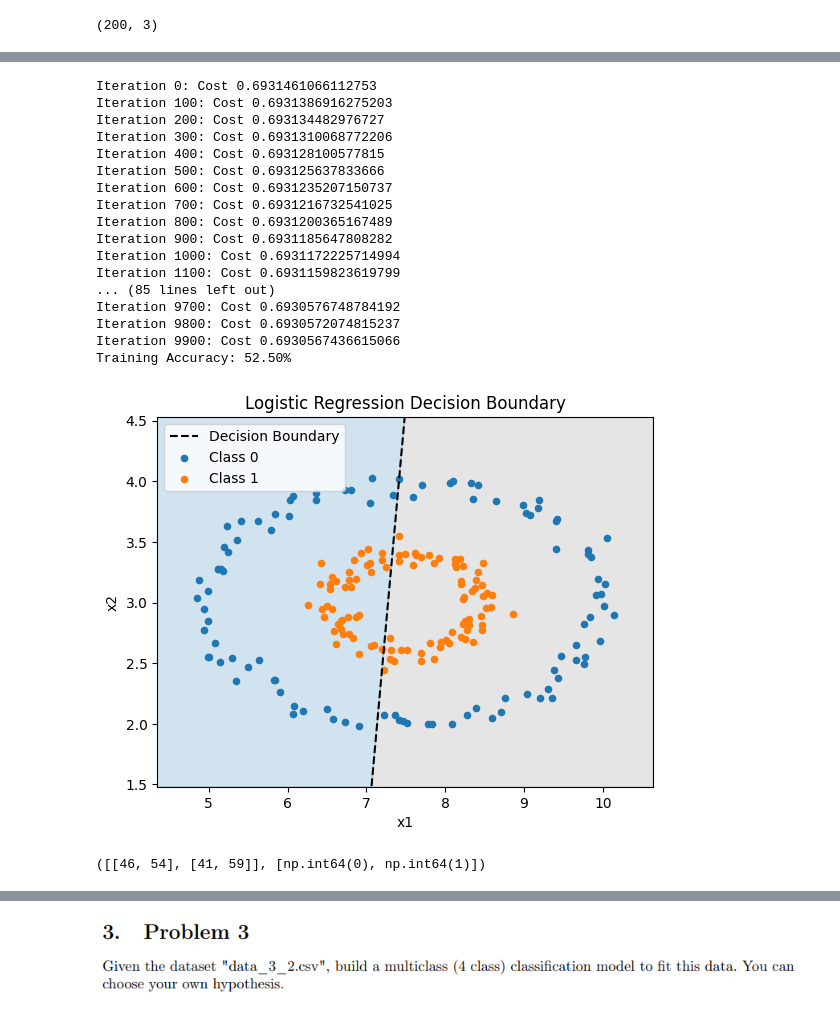
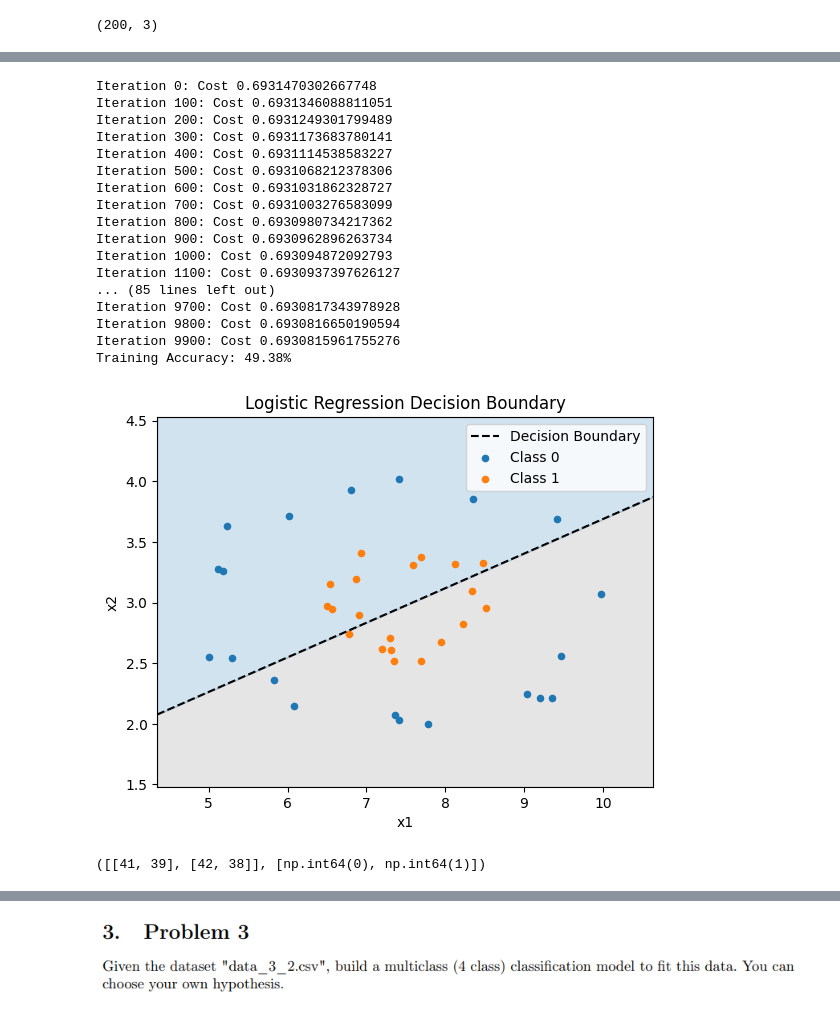
Before and after one commit to i-eat-tea/IML, a Jupyter notebook: TP3_group1/Logistic_Regrssion.ipynb, the cells around one changed output, grey strips where cells are left out. Saved outputs shown, nothing was run; the diff lists cells and outputs as text; code cells hidden in the pictures.

```diff
--- a/TP3_group1/Logistic_Regrssion.ipynb
+++ b/TP3_group1/Logistic_Regrssion.ipynb
@@ -26,8 +26,10 @@ df.head()
 | 3 | 2.93 | 6.91 | 0 |
 | 4 | 6.67 | 4.92 | 1 |
 # %%
-X_train = df[['x1', 'x2']].values
-y_train = df['class'].values
+X_train = df[['x1', 'x2']].sample(frac=0.8, random_state=42).values
+X_test = df[['x1', 'x2']].drop(df.sample(frac=0.8, random_state=42).index).values
+y_train = df['class'].sample(frac=0.8, random_state=42).values
+y_test = df['class'].drop(df.sample(frac=0.8, random_state=42).index).values
 m, n = X_train.shape
 print(f"Number of training examples: {m}")
 # %% [output]
@@ -197,15 +199,18 @@ df_2.shape
 # %% [output]
 (200, 3)
 # %%
-X_train_1 = df_2[['x1', 'x2']].values
-y_train = df_2['class'].values
-
+X_train_1 = df_2[['x1', 'x2']].sample(frac=0.8, random_state=42).values
+X_test_1 = df_2[['x1', 'x2']].drop(df_2.sample(frac=0.8, random_state=42).index).values
+#this is correct because we use random_state=42 in both sampling and dropping to ensure the same split
+y_train = df_2['class'].sample(frac=0.8, random_state=42).values
+y_test = df_2['class'].drop(df_2.sample(frac=0.8, random_state=42).index).values
 X_temp = df_2[['x1', 'x2']].copy()
 
 X_temp['x1_squared'] = X_temp['x1'] ** 2
 X_temp['x2_squared'] = X_temp['x2'] ** 2
 
-X_train_2 = X_temp.values
+X_train_2 = X_temp.sample(frac=0.8, random_state=42).values
+X_test_2 = X_temp.drop(X_temp.sample(frac=0.8, random_state=42).index).values
 
 m, n = X_train_1.shape
 print("Shape of X_train_1:", X_train_1.shape)
@@ -236,52 +241,52 @@ predictions.shape
 accuracy = np.mean(predictions == y_train) * 100
 print(f"Training Accuracy: {accuracy:.2f}%")
 # %% [output]
-Iteration 0: Cost 0.6931461066112753
-Iteration 100: Cost 0.6931386916275203
-Iteration 200: Cost 0.693134482976727
-Iteration 300: Cost 0.6931310068772206
-Iteration 400: Cost 0.693128100577815
-Iteration 500: Cost 0.693125637833666
-Iteration 600: Cost 0.6931235207150737
-Iteration 700: Cost 0.6931216732541025
-Iteration 800: Cost 0.6931200365167489
-Iteration 900: Cost 0.6931185647808282
-Iteration 1000: Cost 0.6931172225714994
-Iteration 1100: Cost 0.6931159823619799
+Iteration 0: Cost 0.6931470302667748
+Iteration 100: Cost 0.6931346088811051
+Iteration 200: Cost 0.6931249301799489
+Iteration 300: Cost 0.6931173683780141
+Iteration 400: Cost 0.6931114538583227
+Iteration 500: Cost 0.6931068212378306
+Iteration 600: Cost 0.6931031862328727
+Iteration 700: Cost 0.6931003276583099
+Iteration 800: Cost 0.6930980734217362
+Iteration 900: Cost 0.6930962896263734
+Iteration 1000: Cost 0.693094872092793
+Iteration 1100: Cost 0.6930937397626127
 ... (85 lines left out)
-Iteration 9700: Cost 0.6930576748784192
-Iteration 9800: Cost 0.6930572074815237
-Iteration 9900: Cost 0.6930567436615066
-Training Accuracy: 52.50%
+Iteration 9700: Cost 0.6930817343978928
+Iteration 9800: Cost 0.6930816650190594
+Iteration 9900: Cost 0.6930815961755276
+Training Accuracy: 49.38%
 # %%
 slope = -final_w[0] / final_w[1]
 intercept = -final_b / final_w[1]
 
 xmin, xmax = X_train_1[:, 0].min() - 0.5, X_train_1[:, 0].max() + 0.5
 ymin, ymax = X_train_1[:, 1].min() - 0.5, X_train_1[:, 1].max() + 0.5
 
 xd = np.array([xmin, xmax])
 yd = slope * xd + intercept
 
 plt.plot(xd, yd, 'k', ls='--', label='Decision Boundary')
 plt.fill_between(xd, yd, ymin, color='tab:gray', alpha=0.2)
 plt.fill_between(xd, yd, ymax,color='tab:blue', alpha=0.2)
 
-plt.scatter(X_train_1[y_train == 0, 0], X_train_1[y_train == 0, 1], c='tab:blue', label='Class 0', s = 20)
-plt.scatter(X_train_1[y_train == 1, 0], X_train_1[y_train == 1, 1], c='tab:orange', label='Class 1', s = 20)
+plt.scatter(X_test_1[y_test == 0, 0], X_test_1[y_test == 0, 1], c='tab:blue', label='Class 0', s = 20)
+plt.scatter(X_test_1[y_test == 1, 0], X_test_1[y_test == 1, 1], c='tab:orange', label='Class 1', s = 20)
 plt.xlabel('x1')
 plt.ylabel('x2')
 plt.title('Logistic Regression Decision Boundary')
 plt.legend()
 plt.xlim(xmin, xmax)
 plt.ylim(ymin, ymax)
 plt.show()
 # %% [output]
-[figure, old version]
+[figure, new version]
 # %%
 get_confusion_matrix(y_train,predictions)
 # %% [output]
-([[46, 54], [41, 59]], [np.int64(0), np.int64(1)])
+([[41, 39], [42, 38]], [np.int64(0), np.int64(1)])
 # %%
 learning_rate = 0.01
 num_iterations = 10000
```
Also changed, not shown: parts of 17 cells of this notebook.
